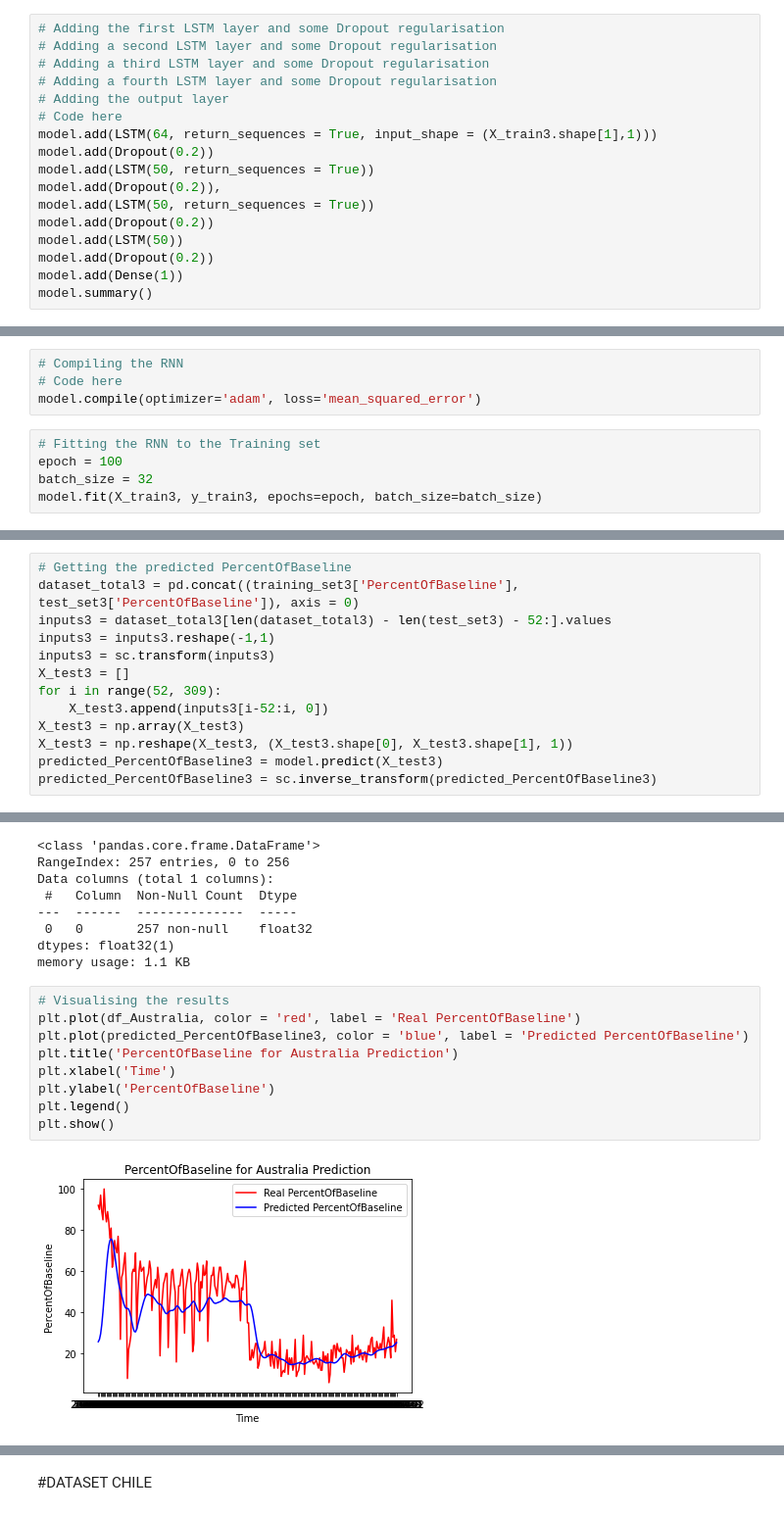
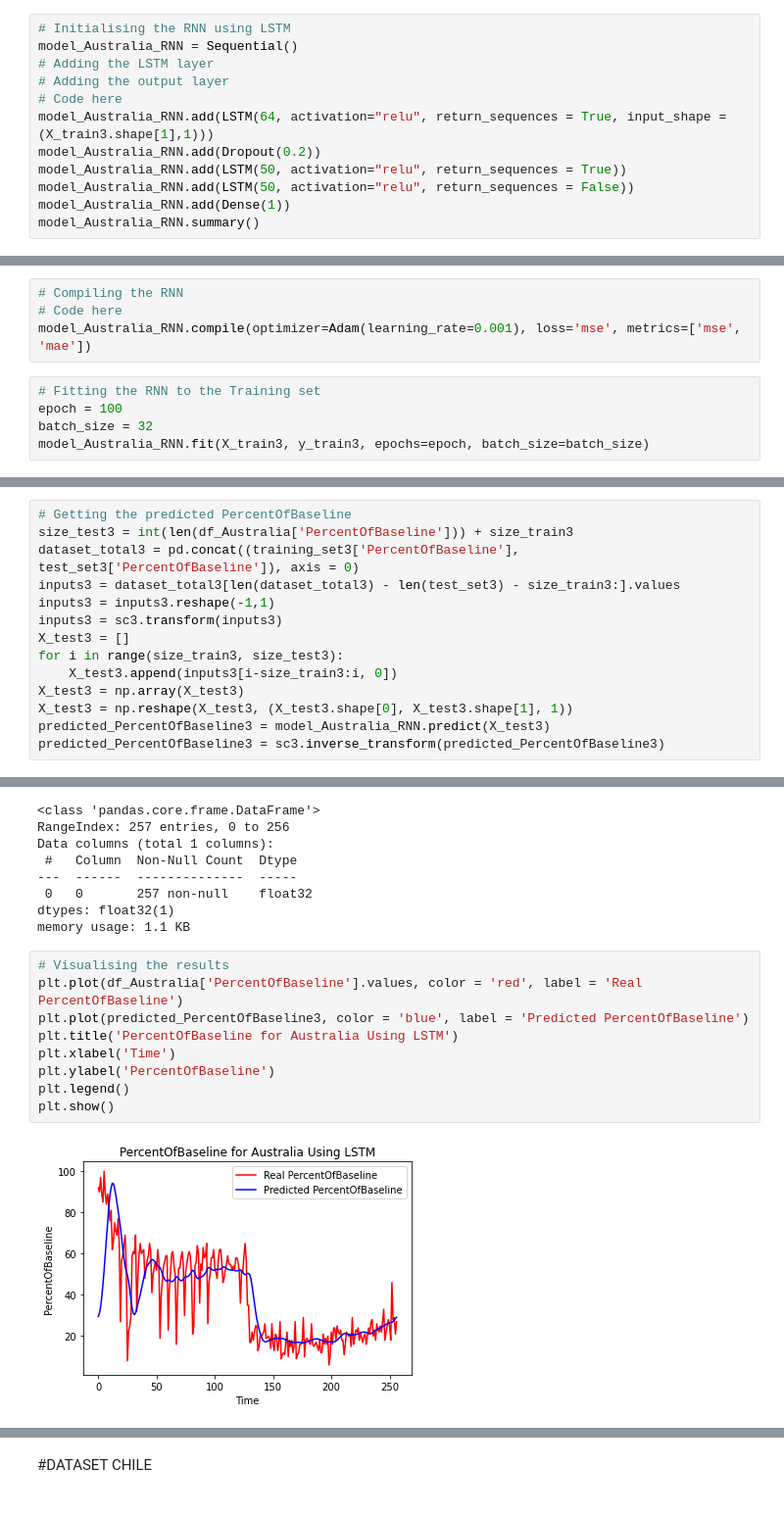
Before and after one commit to Wriyadi/DTS-PRO, a Jupyter notebook: DemoDay_AirportTraffic.ipynb, the cells around one changed output, grey strips where cells are left out. Shown at 98% size. Drawn from its saved outputs; the diff is of its cells as text.

```diff
--- a/DemoDay_AirportTraffic.ipynb
+++ b/DemoDay_AirportTraffic.ipynb
@@ -1034,18 +1537,13 @@ model = Sequential()
 # %%
-# Adding the first LSTM layer and some Dropout regularisation
-# Adding a second LSTM layer and some Dropout regularisation
-# Adding a third LSTM layer and some Dropout regularisation
-# Adding a fourth LSTM layer and some Dropout regularisation
+# Initialising the RNN using LSTM
+model_Australia_RNN = Sequential()
+# Adding the LSTM layer
 # Adding the output layer
 # Code here
-model.add(LSTM(64, return_sequences = True, input_shape = (X_train3.shape[1],1)))
-model.add(Dropout(0.2))
-model.add(LSTM(50, return_sequences = True))
-model.add(Dropout(0.2)),
-model.add(LSTM(50, return_sequences = True))
-model.add(Dropout(0.2))
-model.add(LSTM(50))
-model.add(Dropout(0.2))
-model.add(Dense(1))
-model.summary()
+model_Australia_RNN.add(LSTM(64, activation="relu", return_sequences = True, input_shape = (X_train3.shape[1],1)))
+model_Australia_RNN.add(Dropout(0.2))
+model_Australia_RNN.add(LSTM(50, activation="relu", return_sequences = True))
+model_Australia_RNN.add(LSTM(50, activation="relu", return_sequences = False))
+model_Australia_RNN.add(Dense(1))
+model_Australia_RNN.summary()
 # %% [output]
@@ -1069,11 +1569,11 @@ _________________________________________________________________
 # %%
 # Compiling the RNN
 # Code here
-model.compile(optimizer='adam', loss='mean_squared_error')
+model_Australia_RNN.compile(optimizer=Adam(learning_rate=0.001), loss='mse', metrics=['mse', 'mae'])
 # %%
 # Fitting the RNN to the Training set
 epoch = 100
 batch_size = 32
-model.fit(X_train3, y_train3, epochs=epoch, batch_size=batch_size)
+model_Australia_RNN.fit(X_train3, y_train3, epochs=epoch, batch_size=batch_size)
 # %% [output]
 Epoch 1/100
@@ -1111,16 +1611,17 @@ memory usage: 4.0+ KB
 # %%
 # Getting the predicted PercentOfBaseline
+size_test3 = int(len(df_Australia['PercentOfBaseline'])) + size_train3
 dataset_total3 = pd.concat((training_set3['PercentOfBaseline'], test_set3['PercentOfBaseline']), axis = 0)
-inputs3 = dataset_total3[len(dataset_total3) - len(test_set3) - 52:].values
+inputs3 = dataset_total3[len(dataset_total3) - len(test_set3) - size_train3:].values
 inputs3 = inputs3.reshape(-1,1)
-inputs3 = sc.transform(inputs3)
+inputs3 = sc3.transform(inputs3)
 X_test3 = []
-for i in range(52, 309):
-    X_test3.append(inputs3[i-52:i, 0])
+for i in range(size_train3, size_test3):
+    X_test3.append(inputs3[i-size_train3:i, 0])
 X_test3 = np.array(X_test3)
 X_test3 = np.reshape(X_test3, (X_test3.shape[0], X_test3.shape[1], 1))
-predicted_PercentOfBaseline3 = model.predict(X_test3)
-predicted_PercentOfBaseline3 = sc.inverse_transform(predicted_PercentOfBaseline3)
+predicted_PercentOfBaseline3 = model_Australia_RNN.predict(X_test3)
+predicted_PercentOfBaseline3 = sc3.inverse_transform(predicted_PercentOfBaseline3)
 # %%
 predicted_PercentOfBaseline3=pd.DataFrame(predicted_PercentOfBaseline3)
 predicted_PercentOfBaseline3.info()
@@ -1135,12 +1636,12 @@ dtypes: float32(1)
 memory usage: 1.1 KB
 # %%
 # Visualising the results
-plt.plot(df_Australia, color = 'red', label = 'Real PercentOfBaseline')
+plt.plot(df_Australia['PercentOfBaseline'].values, color = 'red', label = 'Real PercentOfBaseline')
 plt.plot(predicted_PercentOfBaseline3, color = 'blue', label = 'Predicted PercentOfBaseline')
-plt.title('PercentOfBaseline for Australia Prediction')
+plt.title('PercentOfBaseline for Australia Using LSTM')
 plt.xlabel('Time')
 plt.ylabel('PercentOfBaseline')
 plt.legend()
 plt.show()
 # %% [output]
-[figure, old version]
+[figure, new version]
```
Also changed, not shown: parts of 157 cells of this notebook.
